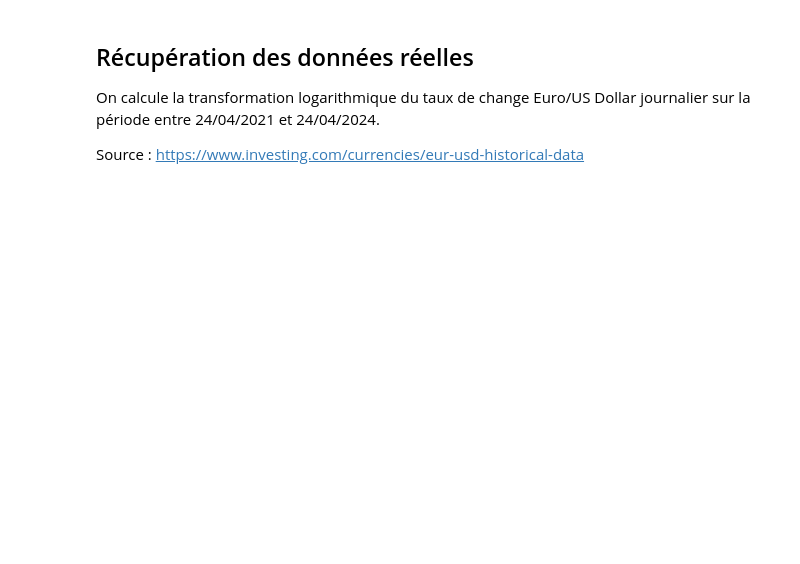
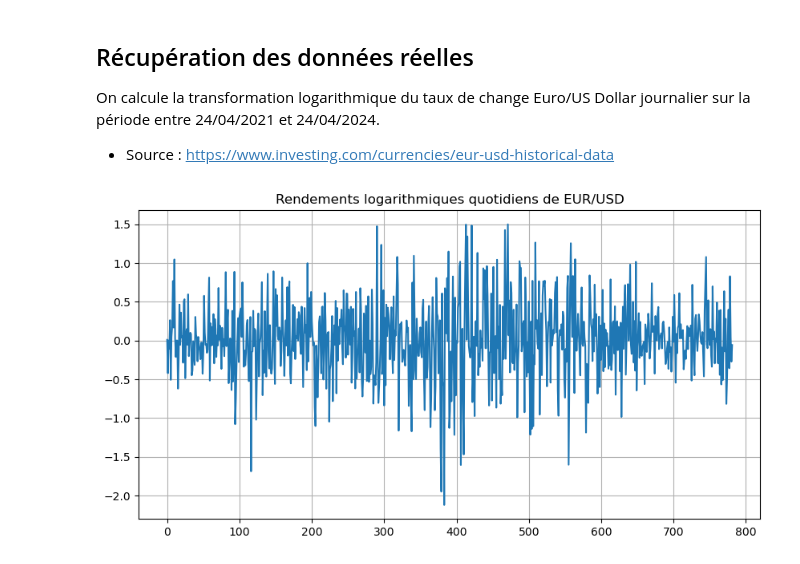
Before and after one commit to nassihsawssane/Monte-Carlo-based-project, a Jupyter notebook: MCMC_Ordinary_sampler_Q1.ipynb, the cells around one changed output. Drawn from its saved outputs; the diff is of its cells as text; code cells hidden in the pictures; blank space fills up the shorter version.

Commit message:
Data simulation

```diff
--- a/MCMC_Ordinary_sampler_Q1.ipynb
+++ b/MCMC_Ordinary_sampler_Q1.ipynb
@@ -50,16 +56,18 @@ plt.show()
 
 On calcule la transformation logarithmique du taux de change Euro/US Dollar journalier sur la période entre 24/04/2021 et 24/04/2024.
 
-Source : https://www.investing.com/currencies/eur-usd-historical-data
+- Source : https://www.investing.com/currencies/eur-usd-historical-data
 # %%
 Prix = pd.read_csv("EUR_USD Historical Data.csv")['Price']
 r = []
 for i in range(len(Prix)-1) :
     r.append(log(Prix[i+1]/ Prix[i])*100)
 
 plt.figure(figsize=(10, 5))
-plt.title('Daily Logarithmic Returns of EURO/USD')
+plt.title('Rendements logarithmiques quotidiens de EUR/USD')
 x = range(len(r))
 plt.plot(x,r)
 plt.grid(True)
 plt.show()
+# %% [output]
+[figure, added]
```
Also changed, not shown: parts of 5 cells of this notebook.
